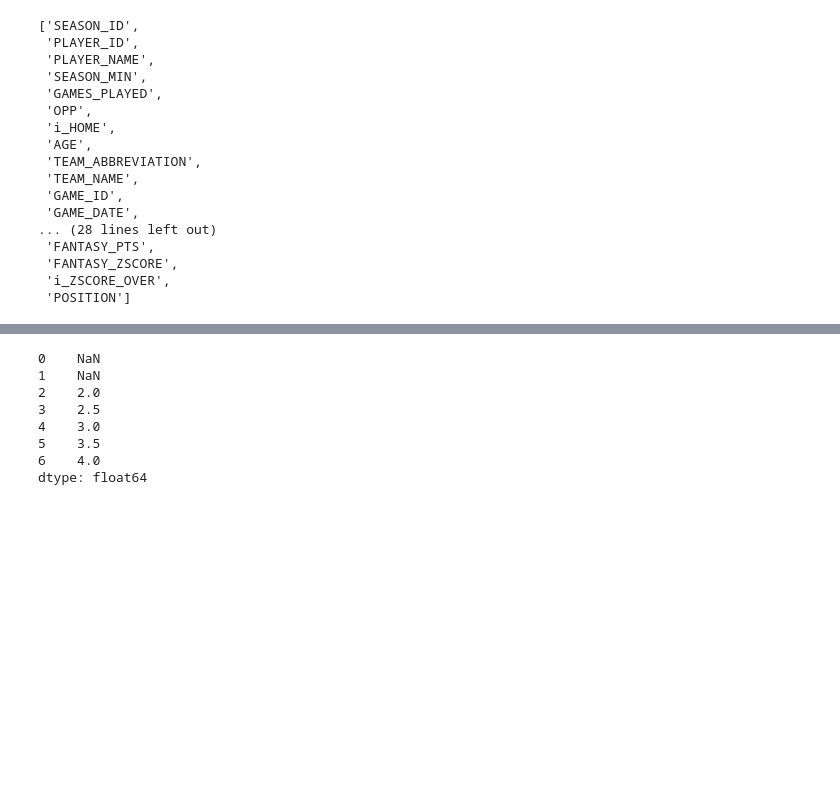
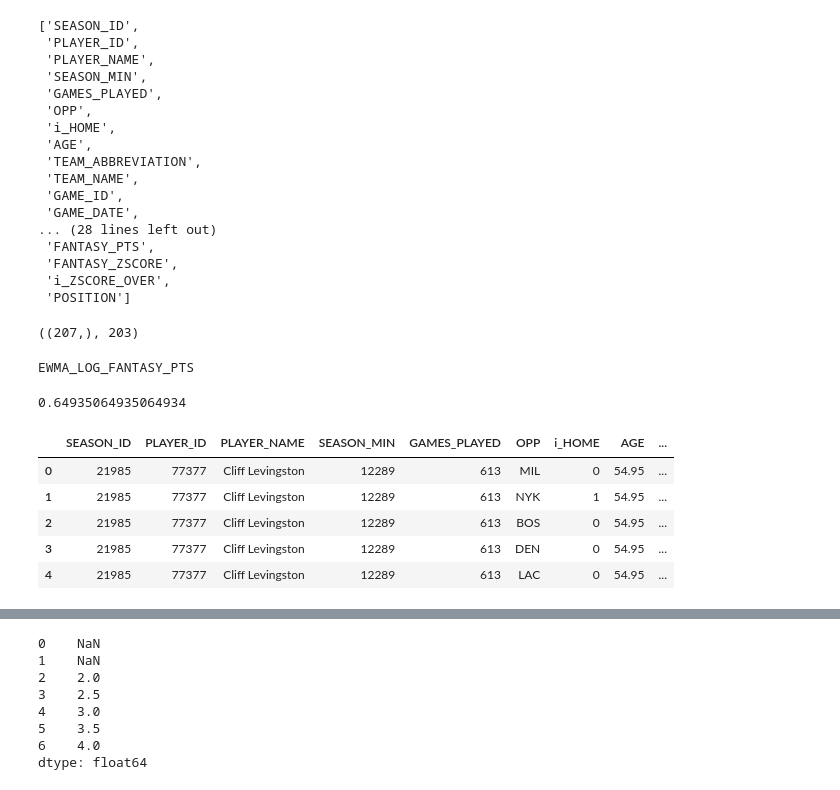
Before and after one commit to diciurcio-d/ShiftEnter, a Jupyter notebook: data_collection_sup.ipynb, the cells around one changed output, grey strips where cells are left out. Saved outputs shown, nothing was run; the diff lists cells and outputs as text; code cells hidden in the pictures; blank space fills up the shorter version.

Commit message:
copy bc nick push

```diff
--- a/data_collection_sup.ipynb
+++ b/data_collection_sup.ipynb
@@ -183,12 +184,15 @@ df,mask = get_player_seasons("Roy Hibbert",2010,2013,df85_15)
+# %%
+mask.shape,mask.sum()
+# %% [output]
+((207,), 203)
 # %%
-df.head()
 from sklearn.cross_validation import train_test_split
 #train_test_split(xrange(df.shape[0]), train_size=0.7)
-mask.shape,mask.sum()
 
-dftouse = df.copy()
 
-STANDARDIZABLE = map(lambda x: '3D_' + x,["AST","REB","PTS","TOV","STL","BLK"])
+dftouse = df.dropna().copy()
+
+STANDARDIZABLE = ['EWMA_LOG_' + ewma_col]#map(lambda x: '3D_' + x,["AST","REB","PTS","TOV","STL","BLK"])
 from sklearn.preprocessing import StandardScaler
 for col in STANDARDIZABLE:
     print col
@@ -204,26 +208,36 @@ for col in STANDARDIZABLE:
 
 lcols = STANDARDIZABLE + ["SHIT","OKAY","GOOD","GREAT"]
 
-from sklearn import svm
-clfsvm = svm.SVC(kernel = 'rbf')
-cs=[.01,.1,1,10,100]
-gammas = range(0,101,5)
+from sklearn.svm import LinearSVC
+clfsvm = LinearSVC(C=.01)
+#cs=[.0001,.001,.01,.1,1,10]
 Xmatrix=dftouse[lcols].values
-Yresp=dftouse['FANTASY_RESP'].values
+Yresp=dftouse[ewma_col + '_RESP'].values
 Xmatrix_train=Xmatrix[mask]
 Xmatrix_test=Xmatrix[~mask]
 Yresp_train=Yresp[mask]
 Yresp_test=Yresp[~mask]
-df[~mask].tail()
 
 #your code here
-from sklearn.grid_search import GridSearchCV
-gs=GridSearchCV(clfsvm, param_grid={'C':cs,'gamma':gammas}, cv=5)
-gs.fit(Xmatrix_train, Yresp_train)
-print "BEST", gs.best_params_, gs.best_score_, gs.grid_scores_
+#from sklearn.grid_search import GridSearchCV
+#gs=GridSearchCV(clfsvm, param_grid={'C':cs}, cv=5)
+#gs.fit(Xmatrix_train, Yresp_train)
+#print "BEST", gs.best_params_, gs.best_score_, gs.grid_scores_
 
-#calculate the accuracy here, bullshit
-best = gs.best_estimator_
-best.fit(Xmatrix_train, Yresp_train)
-best.score(Xmatrix_test, Yresp_test)
+#calculate the accuracy here
+#best = gs.best_estimator_
+clfsvm.fit(Xmatrix_train, Yresp_train)
+clfsvm.score(Xmatrix_test, Yresp_test)
+# %% [output]
+EWMA_LOG_FANTASY_PTS
+0.64935064935064934
+# %%
+df85_15.head()
+# %% [output]
+|  | SEASON_ID | PLAYER_ID | PLAYER_NAME | SEASON_MIN | GAMES_PLAYED | OPP | i_HOME | AGE | ... |
+| 0 | 21985 | 77377 | Cliff Levingston | 12289 | 613 | MIL | 0 | 54.95 | ... |
+| 1 | 21985 | 77377 | Cliff Levingston | 12289 | 613 | NYK | 1 | 54.95 | ... |
+| 2 | 21985 | 77377 | Cliff Levingston | 12289 | 613 | BOS | 0 | 54.95 | ... |
+| 3 | 21985 | 77377 | Cliff Levingston | 12289 | 613 | DEN | 0 | 54.95 | ... |
+| 4 | 21985 | 77377 | Cliff Levingston | 12289 | 613 | LAC | 0 | 54.95 | ... |
 # %%
```
Also changed, not shown: parts of 38 cells of this notebook, 1 other file.
